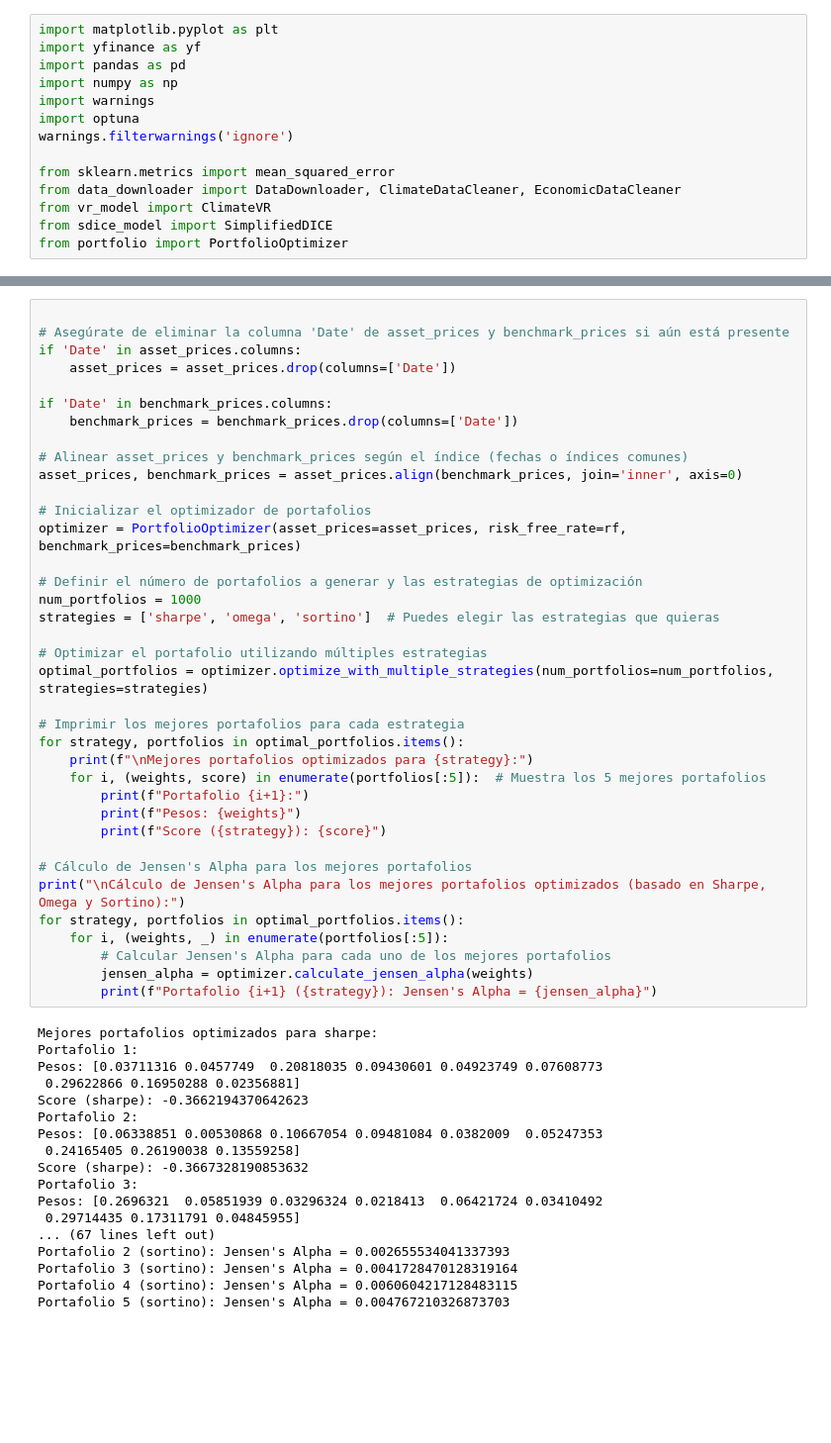
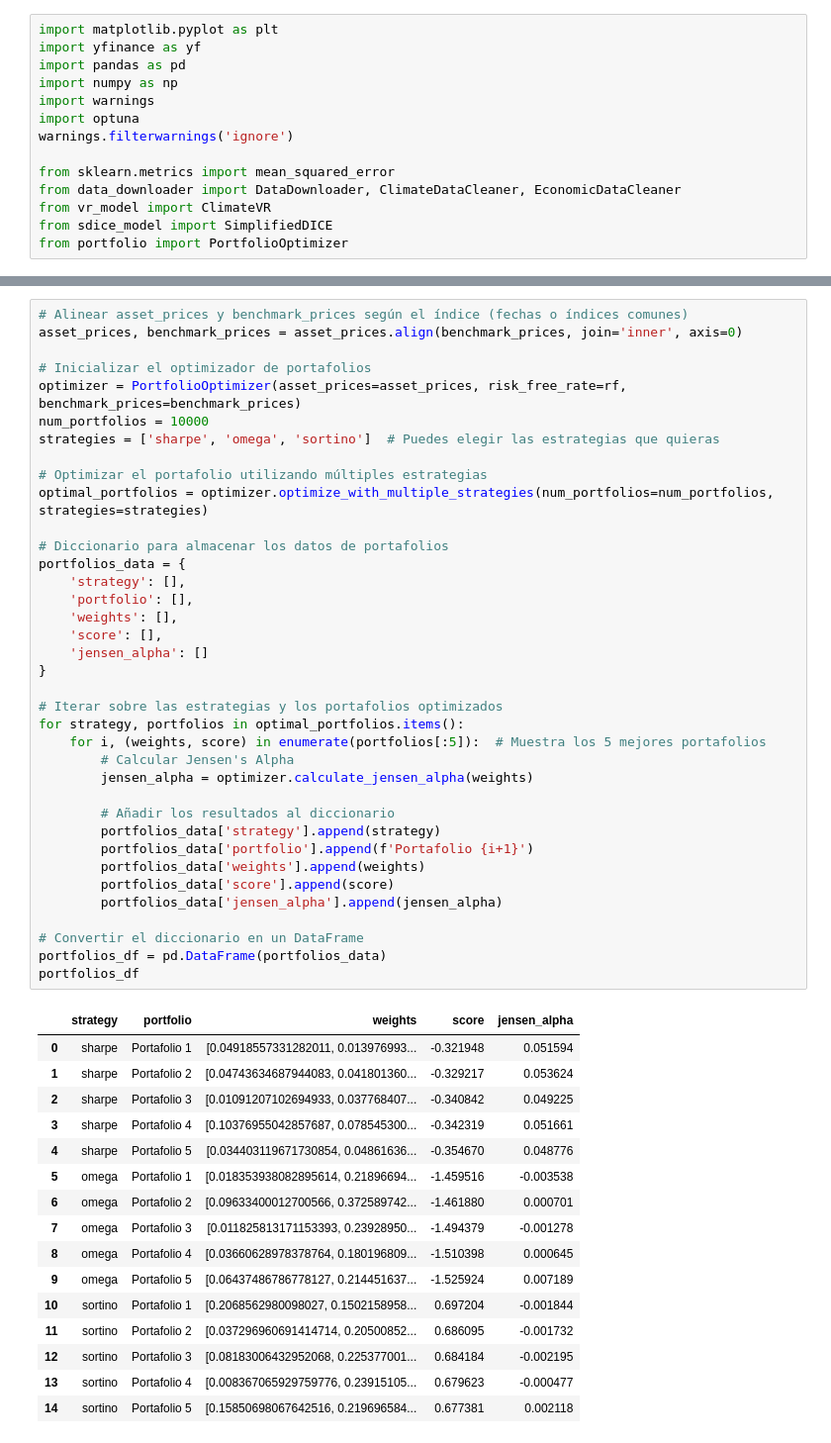
Before and after one commit to luisrc44/QAA-with-Climate-Change-and-ESG, a Jupyter notebook: QAA_wCC.ipynb, the cells around one changed output, grey strips where cells are left out. Shown at 99% size. Cells and saved outputs as stored; diff of their text form; blank space fills up the shorter version.

```diff
--- a/QAA_wCC.ipynb
+++ b/QAA_wCC.ipynb
@@ -210,56 +110,55 @@ asset_prices
 # %%
-
-# Asegúrate de eliminar la columna 'Date' de asset_prices y benchmark_prices si aún está presente
-if 'Date' in asset_prices.columns:
-    asset_prices = asset_prices.drop(columns=['Date'])
-
-if 'Date' in benchmark_prices.columns:
-    benchmark_prices = benchmark_prices.drop(columns=['Date'])
-
 # Alinear asset_prices y benchmark_prices según el índice (fechas o índices comunes)
 asset_prices, benchmark_prices = asset_prices.align(benchmark_prices, join='inner', axis=0)
 
 # Inicializar el optimizador de portafolios
 optimizer = PortfolioOptimizer(asset_prices=asset_prices, risk_free_rate=rf, benchmark_prices=benchmark_prices)
-
-# Definir el número de portafolios a generar y las estrategias de optimización
-num_portfolios = 1000
+num_portfolios = 10000
 strategies = ['sharpe', 'omega', 'sortino']  # Puedes elegir las estrategias que quieras
 
 # Optimizar el portafolio utilizando múltiples estrategias
 optimal_portfolios = optimizer.optimize_with_multiple_strategies(num_portfolios=num_portfolios, strategies=strategies)
 
-# Imprimir los mejores portafolios para cada estrategia
+# Diccionario para almacenar los datos de portafolios
+portfolios_data = {
+    'strategy': [],
+    'portfolio': [],
+    'weights': [],
+    'score': [],
+    'jensen_alpha': []
+}
+
+# Iterar sobre las estrategias y los portafolios optimizados
 for strategy, portfolios in optimal_portfolios.items():
-    print(f"\nMejores portafolios optimizados para {strategy}:")
     for i, (weights, score) in enumerate(portfolios[:5]):  # Muestra los 5 mejores portafolios
-        print(f"Portafolio {i+1}:")
-        print(f"Pesos: {weights}")
-        print(f"Score ({strategy}): {score}")
+        # Calcular Jensen's Alpha
+        jensen_alpha = optimizer.calculate_jensen_alpha(weights)
 
-# Cálculo de Jensen's Alpha para los mejores portafolios
-print("\nCálculo de Jensen's Alpha para los mejores portafolios optimizados (basado en Sharpe, Omega y Sortino):")
-for strategy, portfolios in optimal_portfolios.items():
-    for i, (weights, _) in enumerate(portfolios[:5]):
-        # Calcular Jensen's Alpha para cada uno de los mejores portafolios
-        jensen_alpha = optimizer.calculate_jensen_alpha(weights)
-        print(f"Portafolio {i+1} ({strategy}): Jensen's Alpha = {jensen_alpha}")
+        # Añadir los resultados al diccionario
+        portfolios_data['strategy'].append(strategy)
+        portfolios_data['portfolio'].append(f'Portafolio {i+1}')
+        portfolios_data['weights'].append(weights)
+        portfolios_data['score'].append(score)
+        portfolios_data['jensen_alpha'].append(jensen_alpha)
+
+# Convertir el diccionario en un DataFrame
+portfolios_df = pd.DataFrame(portfolios_data)
+portfolios_df
 # %% [output]
-Mejores portafolios optimizados para sharpe:
-Portafolio 1:
-Pesos: [0.03711316 0.0457749  0.20818035 0.09430601 0.04923749 0.07608773
- 0.29622866 0.16950288 0.02356881]
-Score (sharpe): -0.3662194370642623
-Portafolio 2:
-Pesos: [0.06338851 0.00530868 0.10667054 0.09481084 0.0382009  0.05247353
- 0.24165405 0.26190038 0.13559258]
-Score (sharpe): -0.3667328190853632
-Portafolio 3:
-Pesos: [0.2696321  0.05851939 0.03296324 0.0218413  0.06421724 0.03410492
- 0.29714435 0.17311791 0.04845955]
-... (67 lines left out)
-Portafolio 2 (sortino): Jensen's Alpha = 0.002655534041337393
-Portafolio 3 (sortino): Jensen's Alpha = 0.0041728470128319164
-Portafolio 4 (sortino): Jensen's Alpha = 0.0060604217128483115
-Portafolio 5 (sortino): Jensen's Alpha = 0.004767210326873703
+|  | strategy | portfolio | weights | score | jensen_alpha |
+| 0 | sharpe | Portafolio 1 | [0.04918557331282011, 0.013976993... | -0.321948 | 0.051594 |
+| 1 | sharpe | Portafolio 2 | [0.04743634687944083, 0.041801360... | -0.329217 | 0.053624 |
+| 2 | sharpe | Portafolio 3 | [0.01091207102694933, 0.037768407... | -0.340842 | 0.049225 |
+| 3 | sharpe | Portafolio 4 | [0.10376955042857687, 0.078545300... | -0.342319 | 0.051661 |
+| 4 | sharpe | Portafolio 5 | [0.034403119671730854, 0.04861636... | -0.354670 | 0.048776 |
+| 5 | omega | Portafolio 1 | [0.018353938082895614, 0.21896694... | -1.459516 | -0.003538 |
+| 6 | omega | Portafolio 2 | [0.09633400012700566, 0.372589742... | -1.461880 | 0.000701 |
+| 7 | omega | Portafolio 3 | [0.011825813171153393, 0.23928950... | -1.494379 | -0.001278 |
+| 8 | omega | Portafolio 4 | [0.03660628978378764, 0.180196809... | -1.510398 | 0.000645 |
+| 9 | omega | Portafolio 5 | [0.06437486786778127, 0.214451637... | -1.525924 | 0.007189 |
+| 10 | sortino | Portafolio 1 | [0.2068562980098027, 0.1502158958... | 0.697204 | -0.001844 |
+| 11 | sortino | Portafolio 2 | [0.037296960691414714, 0.20500852... | 0.686095 | -0.001732 |
+| 12 | sortino | Portafolio 3 | [0.08183006432952068, 0.225377001... | 0.684184 | -0.002195 |
+| 13 | sortino | Portafolio 4 | [0.008367065929759776, 0.23915105... | 0.679623 | -0.000477 |
+| 14 | sortino | Portafolio 5 | [0.15850698067642516, 0.219696584... | 0.677381 | 0.002118 |
 # %%
```
Also changed, not shown: parts of 10 cells of this notebook, 1 other file.
